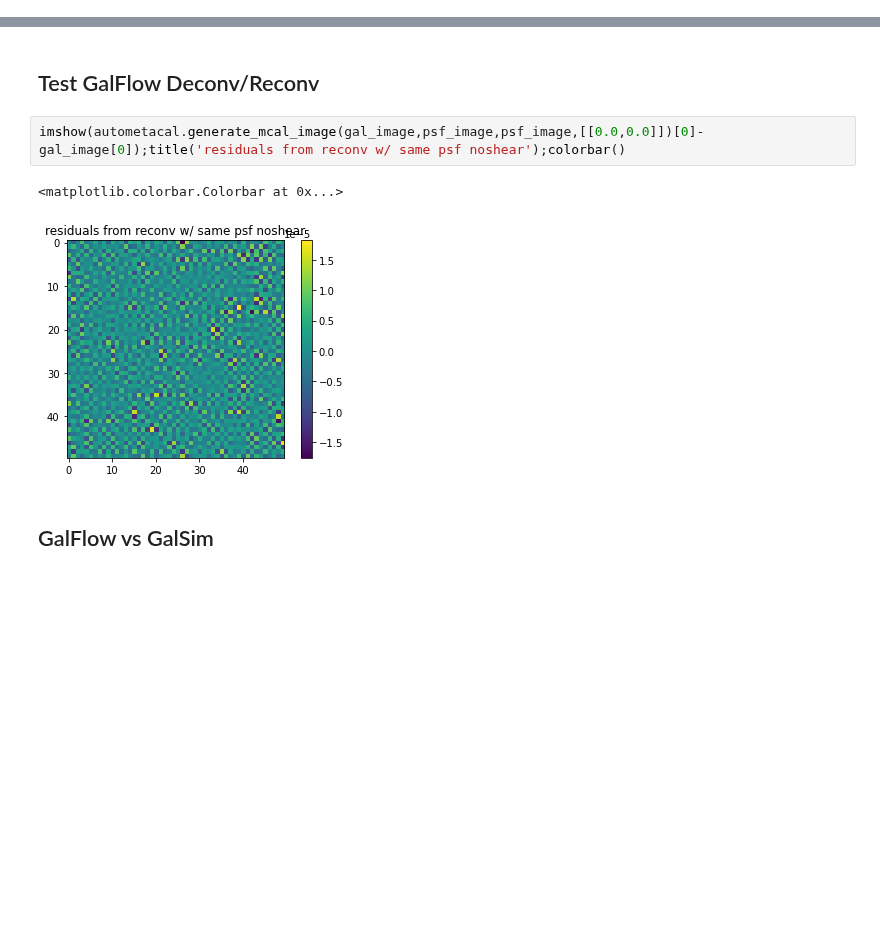
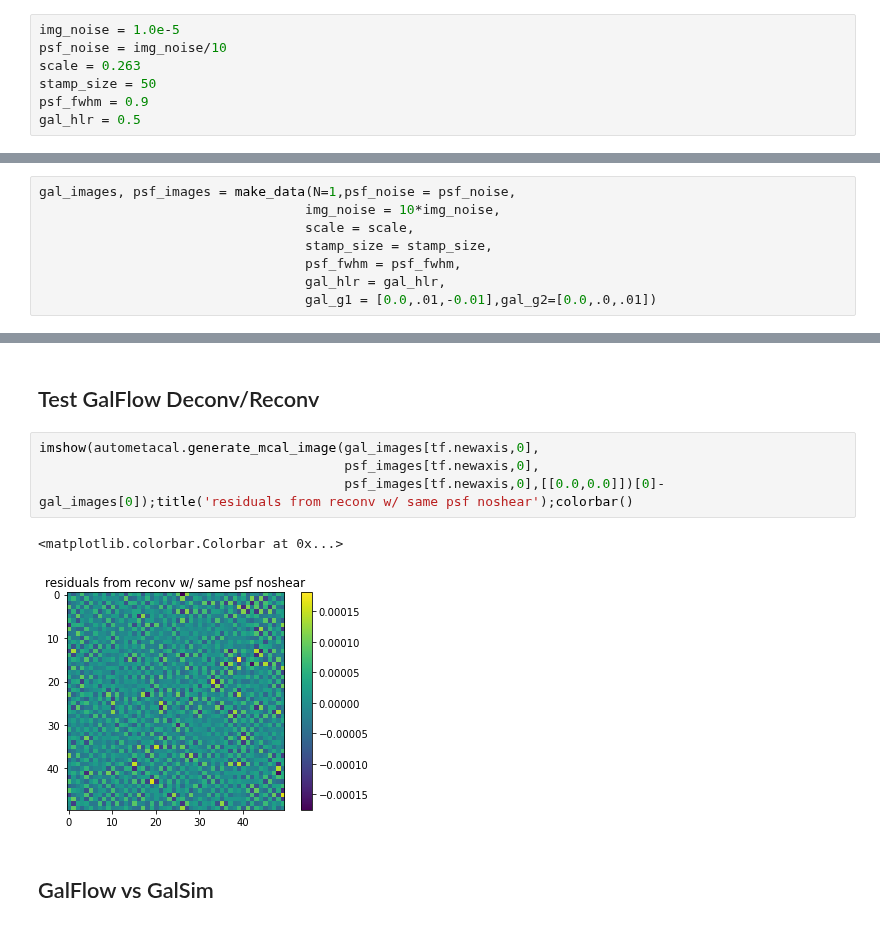
Before and after one commit to CosmoStat/autometacal, a Jupyter notebook: notebooks/metacal_compare_auto_finite.ipynb, the cells around one changed output, grey strips where cells are left out. Cells and saved outputs as stored; diff of their text form; blank space fills up the shorter version.

```diff
--- a/notebooks/metacal_compare_auto_finite.ipynb
+++ b/notebooks/metacal_compare_auto_finite.ipynb
@@ -19 +22,8 @@ import tensorflow as tf
+# %%
+img_noise = 1.0e-5
+psf_noise = img_noise/10
+scale = 0.263
+stamp_size = 50
+psf_fwhm = 0.9
+gal_hlr = 0.5
 # %%
@@ -61,3 +64,11 @@ array([ 1.1630130e-05,  6.8052200e-06,  9.1157253e-06, -2.4851408e-07,
+# %%
+gal_images, psf_images = make_data(N=1,psf_noise = psf_noise,
+                                  img_noise = 10*img_noise,
+                                  scale = scale,
+                                  stamp_size = stamp_size,
+                                  psf_fwhm = psf_fwhm,
+                                  gal_hlr = gal_hlr,
+                                  gal_g1 = [0.0,.01,-0.01],gal_g2=[0.0,.0,.01])
 # %%
 figure(figsize=(15,5))
 subplot(131)
@@ -87,10 +98,12 @@ imshow(reconv_psf_image[0] - psf_image[0]); title('difference');colorbar()
 # %% [markdown]
 ## Test GalFlow Deconv/Reconv
 # %%
-imshow(autometacal.generate_mcal_image(gal_image,psf_image,psf_image,[[0.0,0.0]])[0]-gal_image[0]);title('residuals from reconv w/ same psf noshear');colorbar()
+imshow(autometacal.generate_mcal_image(gal_images[tf.newaxis,0],
+                                       psf_images[tf.newaxis,0],
+                                       psf_images[tf.newaxis,0],[[0.0,0.0]])[0]-gal_images[0]);title('residuals from reconv w/ same psf noshear');colorbar()
 # %% [output]
 <matplotlib.colorbar.Colorbar at 0x...>
-[figure, old version]
+[figure, new version]
 # %% [markdown]
 ## GalFlow vs GalSim
 # %%
```
Also changed, not shown: parts of 35 cells of this notebook.
